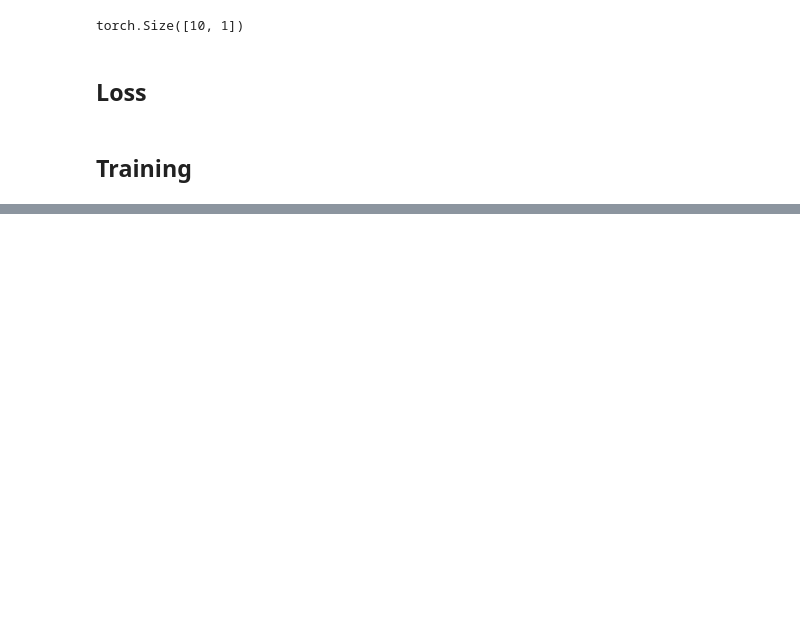
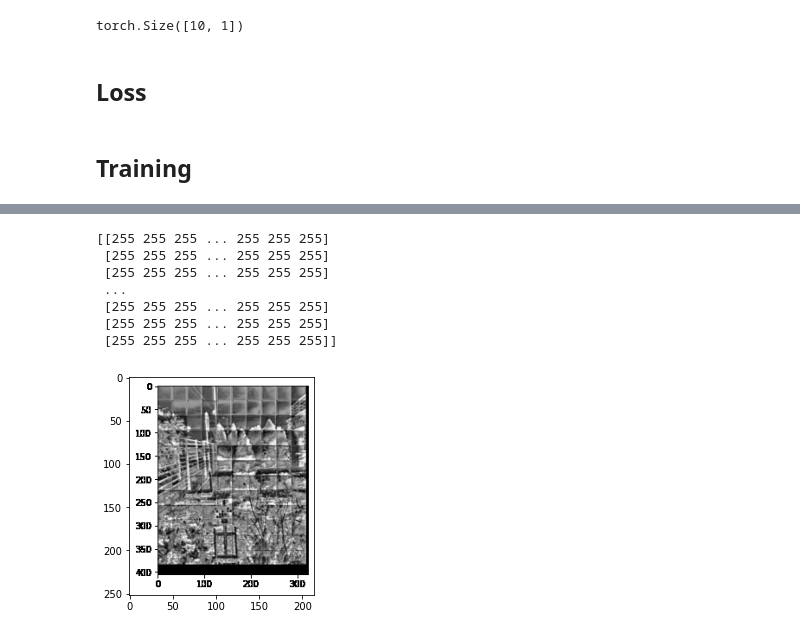
Before and after one commit to pouya-parsa/dehaze_gan, a Jupyter notebook: dehazing.ipynb, the cells around one changed output, grey strips where cells are left out. Drawn from its saved outputs; the diff is of its cells as text; code cells hidden in the pictures; blank space fills up the shorter version.

```diff
--- a/dehazing.ipynb
+++ b/dehazing.ipynb
@@ -321,0 +426,20 @@ discriminator loss :  0.64309
+# %%
+hazed_image = np.array(Image.open("/content/step1400.png"))
+hazed_image = hazed_image[:, :, 0] # Red Channel
+plt.imshow(hazed_image, cmap="gray")
+print(hazed_image)
+hazed_image = 255 - hazed_image
+hazed_image = Image.fromarray(hazed_image)
+
+# tr = transform(hazed_image)
+
+# tr = (tr + 1 ) / 2
+# %% [output]
+[[255 255 255 ... 255 255 255]
+ [255 255 255 ... 255 255 255]
+ [255 255 255 ... 255 255 255]
+ ...
+ [255 255 255 ... 255 255 255]
+ [255 255 255 ... 255 255 255]
+ [255 255 255 ... 255 255 255]]
+[figure, added]
```
Also changed, not shown: parts of 22 cells of this notebook.
